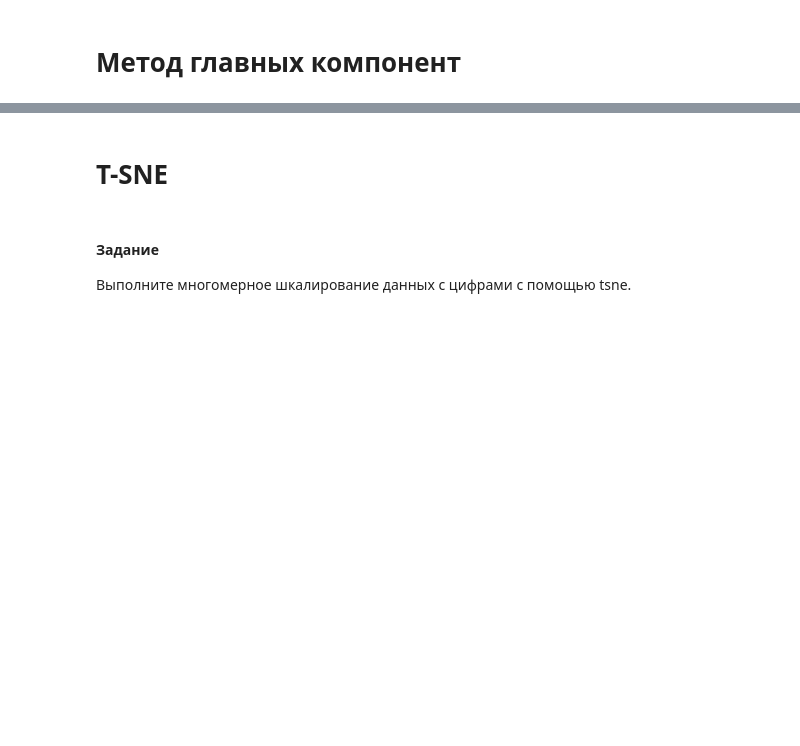
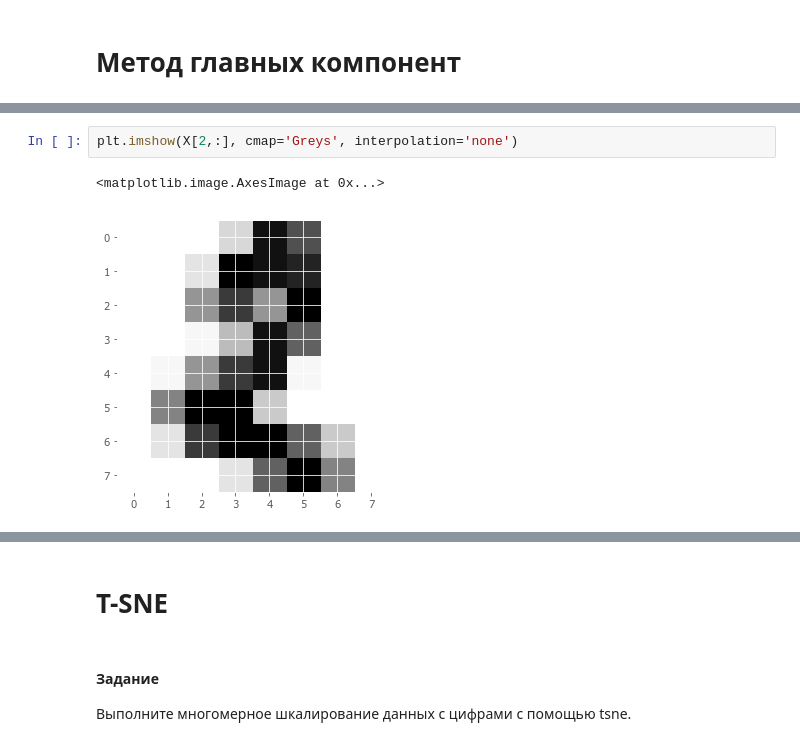
Before and after one commit to stroykova/spheremailru, a Jupyter notebook: lecture_04/lecture_04-pract.ipynb, the cells around one changed output, grey strips where cells are left out. Drawn from its saved outputs; the diff is of its cells as text; blank space fills up the shorter version.

```diff
--- a/lecture_04/lecture_04-pract.ipynb
+++ b/lecture_04/lecture_04-pract.ipynb
@@ -98,0 +91,5 @@ from sklearn.manifold import PCA
+# %%
+plt.imshow(X[2,:], cmap='Greys', interpolation='none')
+# %% [output]
+<matplotlib.image.AxesImage at 0x...>
+[figure, added]
```
Also changed, not shown: parts of 23 cells of this notebook, 4 other files.
